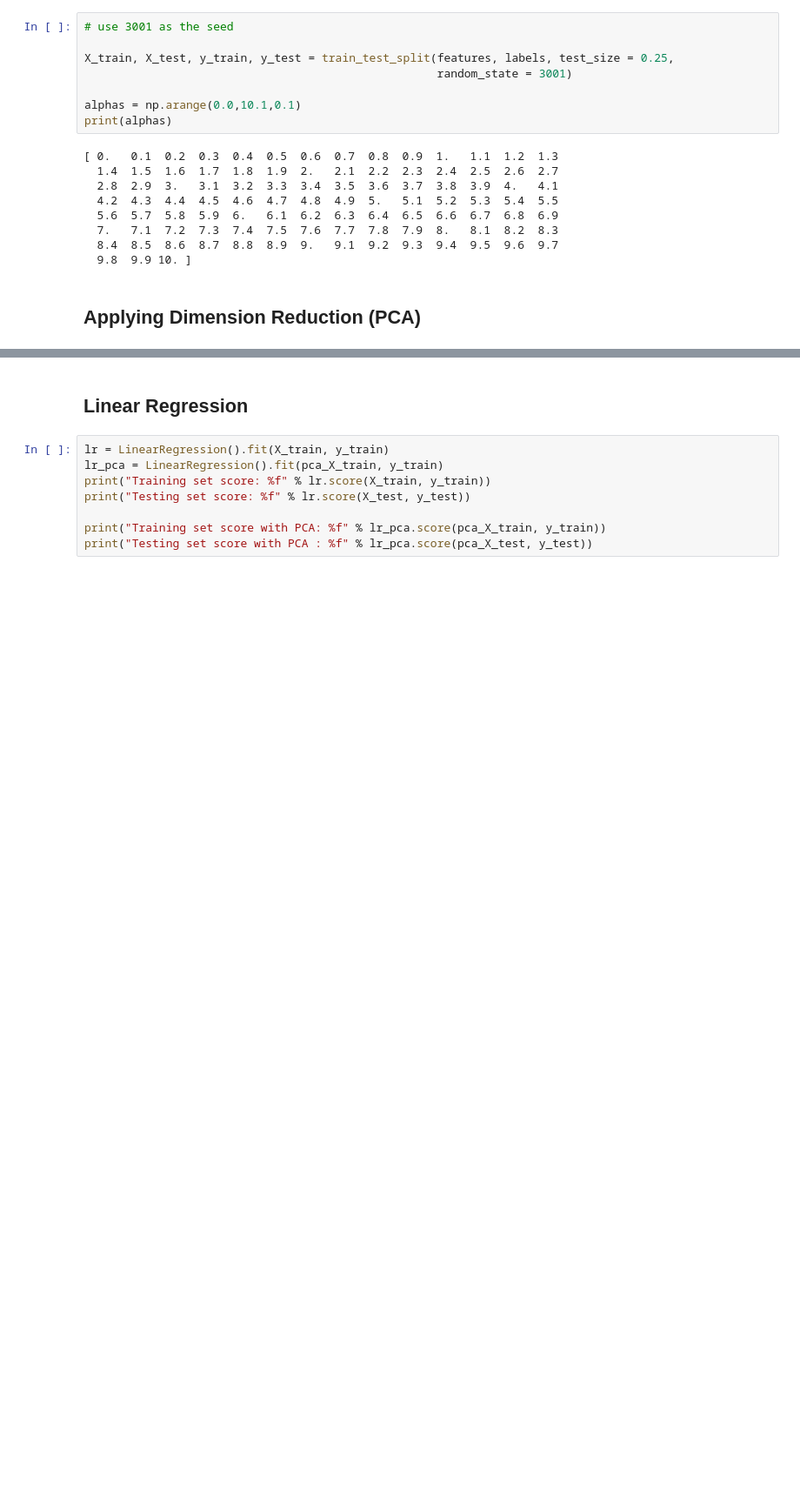
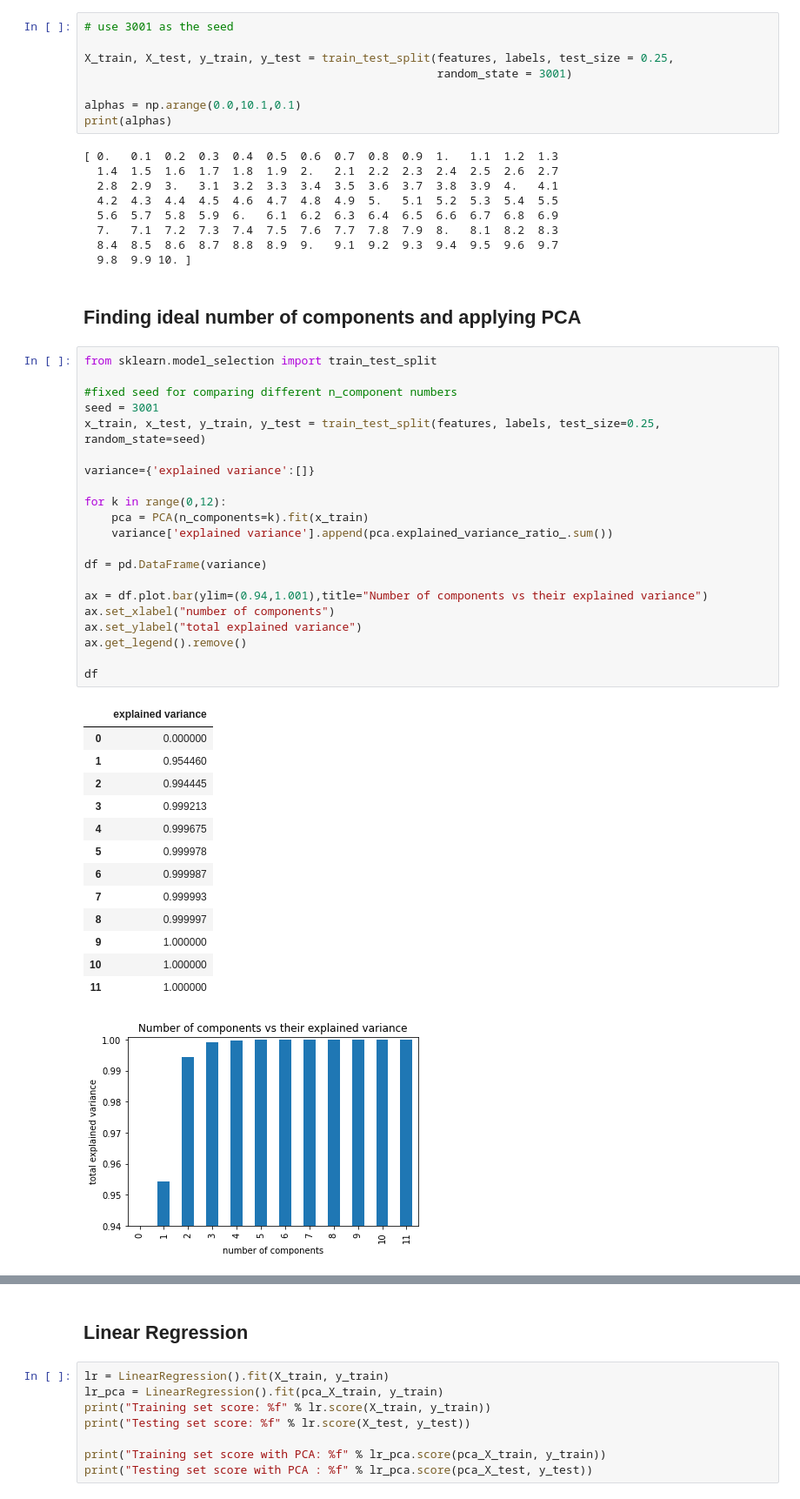
Before and after one commit to avneetgill/ensf544Project, a Jupyter notebook: Project1.2/Q4.1 Regression with dimension reduction.ipynb, the cells around one changed output, grey strips where cells are left out. Shown at 87% size. Saved outputs shown, nothing was run; the diff lists cells and outputs as text; blank space fills up the shorter version.

Commit message:
Q4.1 w/ Ideal num of componenents, comparisons

```diff
--- a/Project1.2/Q4.1 Regression with dimension reduction.ipynb
+++ b/Project1.2/Q4.1 Regression with dimension reduction.ipynb
@@ -107,6 +107,42 @@ print(alphas)
   7.   7.1  7.2  7.3  7.4  7.5  7.6  7.7  7.8  7.9  8.   8.1  8.2  8.3
   8.4  8.5  8.6  8.7  8.8  8.9  9.   9.1  9.2  9.3  9.4  9.5  9.6  9.7
   9.8  9.9 10. ]
-# %% [markdown]
-## Applying Dimension Reduction (PCA)
+# %% [markdown]
+## Finding ideal number of components and applying PCA
+# %%
+from sklearn.model_selection import train_test_split
+
+#fixed seed for comparing different n_component numbers
+seed = 3001
+x_train, x_test, y_train, y_test = train_test_split(features, labels, test_size=0.25, random_state=seed)
+
+variance={'explained variance':[]}
+
+for k in range(0,12):
+    pca = PCA(n_components=k).fit(x_train)
+    variance['explained variance'].append(pca.explained_variance_ratio_.sum())
+
+df = pd.DataFrame(variance)
+
+ax = df.plot.bar(ylim=(0.94,1.001),title="Number of components vs their explained variance")
+ax.set_xlabel("number of components")
+ax.set_ylabel("total explained variance")
+ax.get_legend().remove()
+
+df
+# %% [output]
+|  | explained variance |
+| 0 | 0.000000 |
+| 1 | 0.954460 |
+| 2 | 0.994445 |
+| 3 | 0.999213 |
+| 4 | 0.999675 |
+| 5 | 0.999978 |
+| 6 | 0.999987 |
+| 7 | 0.999993 |
+| 8 | 0.999997 |
+| 9 | 1.000000 |
+| 10 | 1.000000 |
+| 11 | 1.000000 |
+[figure, added]
 # %%
```
Also changed, not shown: parts of 8 cells of this notebook.
